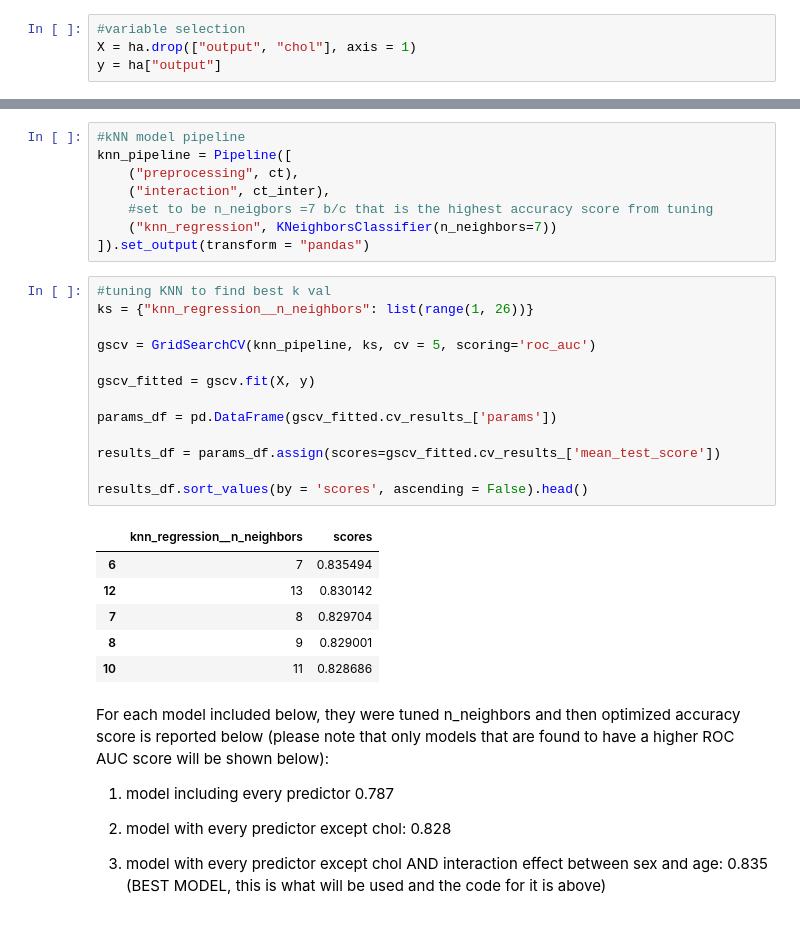
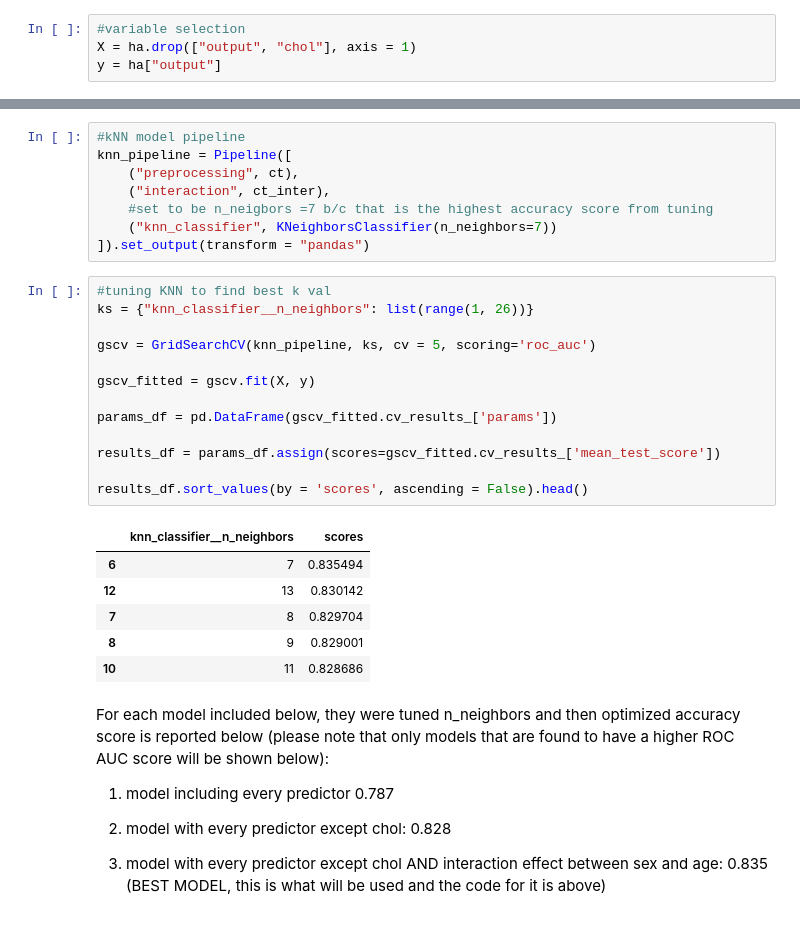
Before and after one commit to BLauf/GSB-544, a Jupyter notebook: labs/lab07/lab_07.ipynb, the cells around one changed output, grey strips where cells are left out. Cells and saved outputs as stored; diff of their text form.

```diff
--- a/labs/lab07/lab_07.ipynb
+++ b/labs/lab07/lab_07.ipynb
@@ -82,23 +82,23 @@ knn_pipeline = Pipeline([
     ("preprocessing", ct),
     ("interaction", ct_inter),
     #set to be n_neigbors =7 b/c that is the highest accuracy score from tuning
-    ("knn_regression", KNeighborsClassifier(n_neighbors=7))
+    ("knn_classifier", KNeighborsClassifier(n_neighbors=7))
 ]).set_output(transform = "pandas")
 # %%
 #tuning KNN to find best k val
-ks = {"knn_regression__n_neighbors": list(range(1, 26))}
+ks = {"knn_classifier__n_neighbors": list(range(1, 26))}
 
 gscv = GridSearchCV(knn_pipeline, ks, cv = 5, scoring='roc_auc')
 
 gscv_fitted = gscv.fit(X, y)
 
 params_df = pd.DataFrame(gscv_fitted.cv_results_['params'])
 
 results_df = params_df.assign(scores=gscv_fitted.cv_results_['mean_test_score'])
 
 results_df.sort_values(by = 'scores', ascending = False).head()
 # %% [output]
-|  | knn_regression__n_neighbors | scores |
+|  | knn_classifier__n_neighbors | scores |
 | 6 | 7 | 0.835494 |
 | 12 | 13 | 0.830142 |
 | 7 | 8 | 0.829704 |
```
Also changed, not shown: parts of 22 cells of this notebook, 4 other files.
